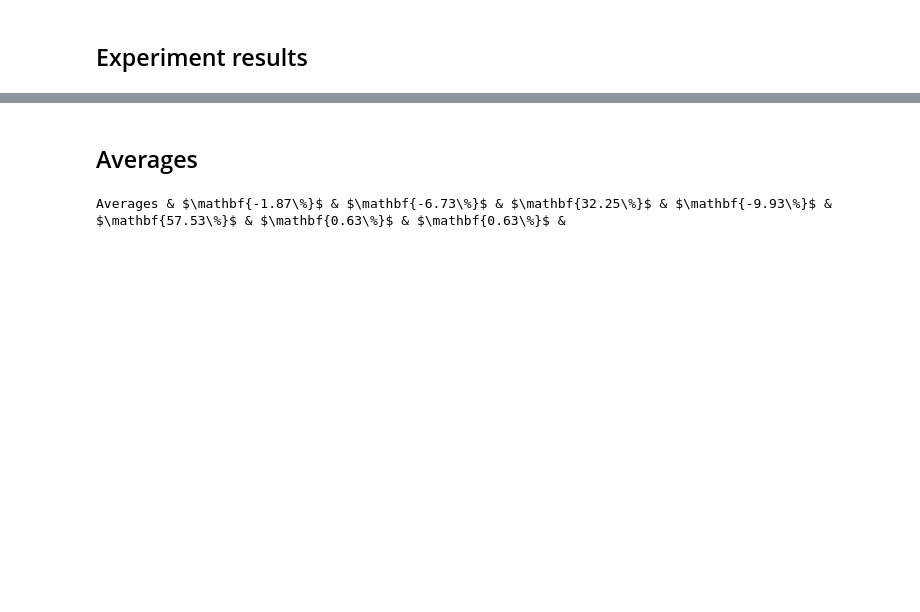
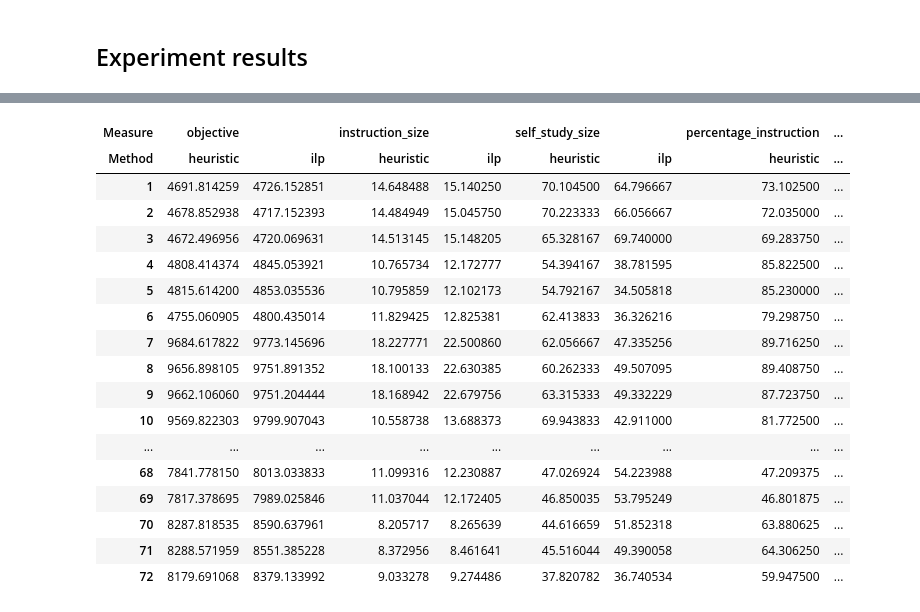
Before and after one commit to N-Wouda/PL-Hourly-Heuristic, a Jupyter notebook: analysis/heuristic_performance.ipynb, the cells around one changed output, grey strips where cells are left out. Drawn from its saved outputs; the diff is of its cells as text; code cells hidden in the pictures; blank space fills up the shorter version.

Commit message:
Heuristic result performance measure table

```diff
--- a/analysis/heuristic_performance.ipynb
+++ b/analysis/heuristic_performance.ipynb
@@ -9,5 +8,7 @@ from scipy import stats
 
 from analysis.caching import get_cached_results
+# %%
+pd.set_option('display.max_rows', 500)
 # %% [markdown]
 # Preparation
 # %%
@@ -68,2 +39,32 @@ comparisons = pd.DataFrame([results_per_experiment(experiment) for experiment in
+# %%
+def results_per_experiment(experiment):
+    """
+    Computes a dictionary of results per experiment. This is composed of the
+    means of each performance measure, per solution method type (one of ilp,
+    heuristic).
+    """
+    results = {}
+
+    for measure in MEASURES:
+        ilp_data = data["ilp_" + measure][data.experiment == experiment]
+        heuristic_data = data["heuristic_" + measure][data.experiment == experiment]
+
+        results[measure, 'heuristic'] = heuristic_data.mean()
+        results[measure, 'ilp'] = ilp_data.mean()
+
+    return results
+# %%
+columns = [(measure, method)
+           for measure in MEASURES
+           for method in ['heuristic', 'ilp']]
+
+comparisons = pd.DataFrame([results_per_experiment(experiment) for experiment in EXPERIMENTS],
+                           columns=columns)
+
+# This sets the index starting at 1 (for the experiment numbers), and creates
+# a hierarchical column index grouped by performance measure and method
+comparisons.index = EXPERIMENTS
+comparisons.columns = pd.MultiIndex.from_tuples(comparisons.columns,
+                                                names=['Measure', 'Method'])
 # %% [markdown]
 ## Experiment results
@@ -106,8 +70,0 @@ $72$ & $-2.38\%^{**}$ & $-2.58\%^{**}$ & $5.00\%$ & $-3.32\%^{**}$ & $5.56\%^{**
-# %% [markdown]
-## Averages
-# %%
-print('Averages', end=' & ')
-for measure in MEASURES:
-    print("$\mathbf{{{0:.2f}\%}}$".format(comparisons[measure].apply(lambda x: x[0]).mean()), end=' & ')
-# %% [output]
-Averages & $\mathbf{-1.87\%}$ & $\mathbf{-6.73\%}$ & $\mathbf{32.25\%}$ & $\mathbf{-9.93\%}$ & $\mathbf{57.53\%}$ & $\mathbf{0.63\%}$ & $\mathbf{0.63\%}$ &
@@ -113,0 +75,21 @@ Averages & $\mathbf{-1.87\%}$ & $\mathbf{-6.73\%}$ & $\mathbf{32.25\%}$ & $\math
+# %%
+comparisons
+# %% [output]
+| Measure | objective |  | instruction_size |  | self_study_size |  | percentage_instruction | ... |
+| Method | heuristic | ilp | heuristic | ilp | heuristic | ilp | heuristic | ... |
+| 1 | 4691.814259 | 4726.152851 | 14.648488 | 15.140250 | 70.104500 | 64.796667 | 73.102500 | ... |
+| 2 | 4678.852938 | 4717.152393 | 14.484949 | 15.045750 | 70.223333 | 66.056667 | 72.035000 | ... |
+| 3 | 4672.496956 | 4720.069631 | 14.513145 | 15.148205 | 65.328167 | 69.740000 | 69.283750 | ... |
+| 4 | 4808.414374 | 4845.053921 | 10.765734 | 12.172777 | 54.394167 | 38.781595 | 85.822500 | ... |
+| 5 | 4815.614200 | 4853.035536 | 10.795859 | 12.102173 | 54.792167 | 34.505818 | 85.230000 | ... |
+| 6 | 4755.060905 | 4800.435014 | 11.829425 | 12.825381 | 62.413833 | 36.326216 | 79.298750 | ... |
+| 7 | 9684.617822 | 9773.145696 | 18.227771 | 22.500860 | 62.056667 | 47.335256 | 89.716250 | ... |
+| 8 | 9656.898105 | 9751.891352 | 18.100133 | 22.630385 | 60.262333 | 49.507095 | 89.408750 | ... |
+| 9 | 9662.106060 | 9751.204444 | 18.168942 | 22.679756 | 63.315333 | 49.332229 | 87.723750 | ... |
+| 10 | 9569.822303 | 9799.907043 | 10.558738 | 13.688373 | 69.943833 | 42.911000 | 81.772500 | ... |
+| ... | ... | ... | ... | ... | ... | ... | ... | ... |
+| 68 | 7841.778150 | 8013.033833 | 11.099316 | 12.230887 | 47.026924 | 54.223988 | 47.209375 | ... |
+| 69 | 7817.378695 | 7989.025846 | 11.037044 | 12.172405 | 46.850035 | 53.795249 | 46.801875 | ... |
+| 70 | 8287.818535 | 8590.637961 | 8.205717 | 8.265639 | 44.616659 | 51.852318 | 63.880625 | ... |
+| 71 | 8288.571959 | 8551.385228 | 8.372956 | 8.461641 | 45.516044 | 49.390058 | 64.306250 | ... |
+| 72 | 8179.691068 | 8379.133992 | 9.033278 | 9.274486 | 37.820782 | 36.740534 | 59.947500 | ... |
```
Also changed, not shown: parts of 5 cells of this notebook.
